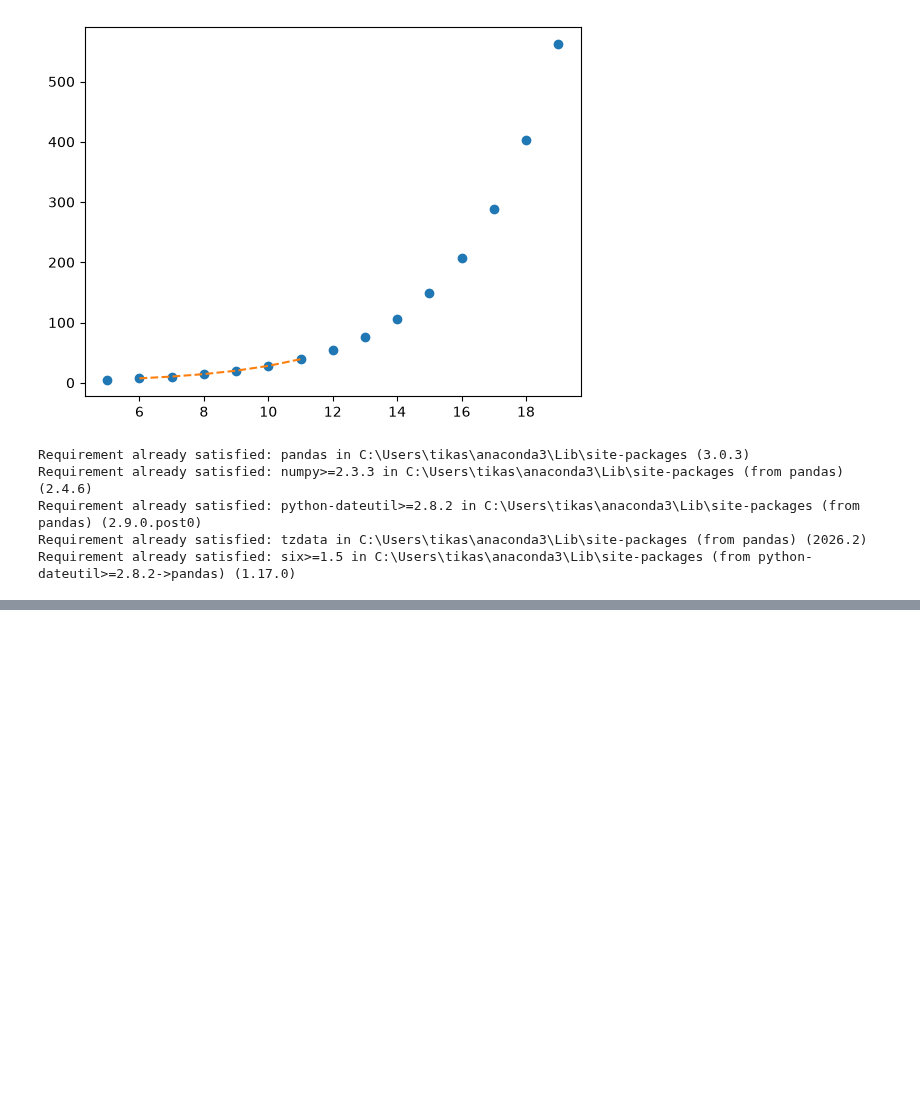
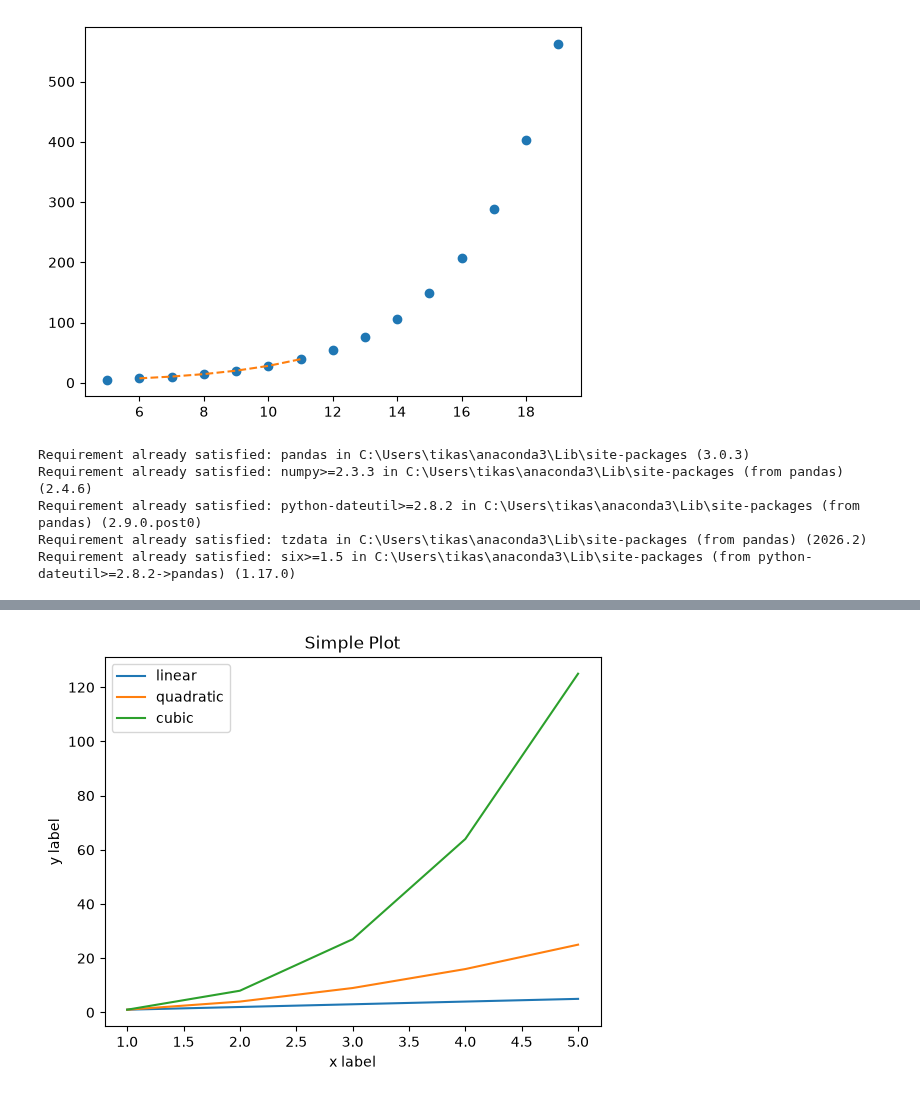
Before and after one commit to tikaaltiorasitanggang/certan, a Jupyter notebook: text.ipynb, the cells around one changed output, grey strips where cells are left out. Drawn from its saved outputs; the diff is of its cells as text; code cells hidden in the pictures; blank space fills up the shorter version.

```diff
--- a/text.ipynb
+++ b/text.ipynb
@@ -497,0 +648,19 @@ Requirement already satisfied: six>=1.5 in C:\Users\tikas\anaconda3\Lib\site-pac
+# %%
+import matplotlib.pyplot as plt
+
+# Data x
+x = [1, 2, 3, 4, 5]
+
+# Plotting dengan pyplot style
+plt.plot(x, x, label='linear')
+plt.plot(x, [i**2 for i in x], label='quadratic')
+plt.plot(x, [i**3 for i in x], label='cubic')
+
+plt.xlabel('x label')
+plt.ylabel('y label')
+plt.title('Simple Plot')
+plt.legend()
+
+plt.show()
+# %% [output]
+[figure, added]
```
Also changed, not shown: parts of 18 cells of this notebook.
